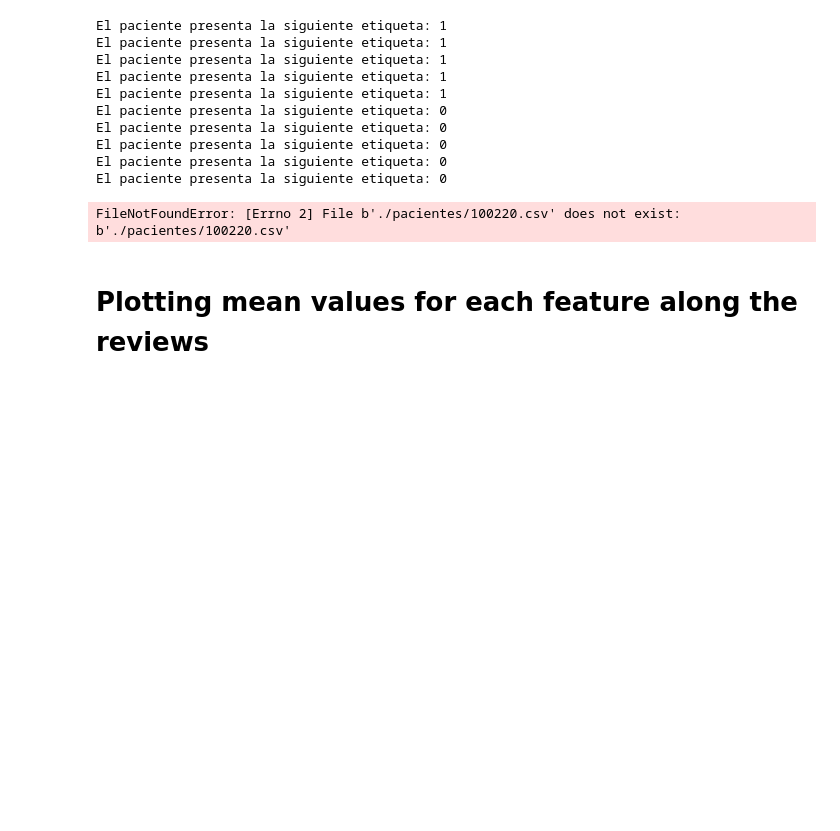
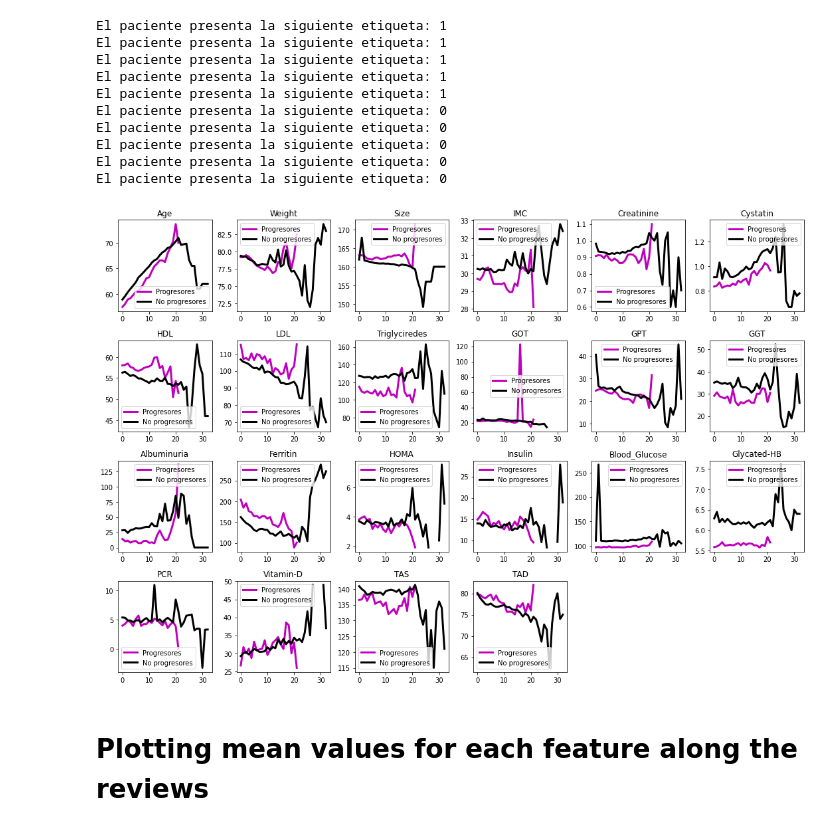
Before and after one commit to Carlosbgdlv/TFG, a Jupyter notebook: EDA/Diabetes_EDA.ipynb, the cells around one changed output. Saved outputs shown, nothing was run; the diff lists cells and outputs as text; code cells hidden in the pictures; blank space fills up the shorter version.

```diff
--- a/EDA/Diabetes_EDA.ipynb
+++ b/EDA/Diabetes_EDA.ipynb
@@ -38,7 +38,10 @@ pacientes_independientes = list(pacientes_independientes)
 # %% [markdown]
 #### Creo una lista a partir del csv: pacientes_progresores
 # %%
-with open('C:/Users/ywen2/Desktop/URJC/TFG/TFG_GITHUB/ddbb/pacientes_progresores.csv', 'r') as archivo:
+#csv_filename = 'C:/Users/ywen2/Desktop/URJC/TFG/TFG_GITHUB/ddbb/pacientes_progresores.csv'
+csv_filename = '../ddbb/pacientes_progresores.csv'
+
+with open(csv_filename, 'r') as archivo:
     leer = csv.reader(archivo)
     lista = list(leer)
     lista.pop(0)
@@ -61,7 +64,8 @@ print (df)
 
 [1647 rows x 2 columns]
 # %%
-df_progresores = pd.read_csv('C:/Users/ywen2/Desktop/URJC/TFG/TFG_GITHUB/ddbb/pacientes_progresores.csv').fillna(0)
+#df_progresores = pd.read_csv('C:/Users/ywen2/Desktop/URJC/TFG/TFG_GITHUB/ddbb/pacientes_progresores.csv').fillna(0)
+df_progresores = pd.read_csv(csv_filename).fillna(0)
 pacientes_progresores = df_progresores.iloc[:,0]
 pacientes_progresores = list(pacientes_progresores)
 # %% [markdown]
@@ -126,7 +130,7 @@ print(contador)
 # %% [markdown]
 ## ESCRITO POR OSCAR
 # %%
-def get_pat(idd,path='C:/Users/ywen2/Desktop/URJC/TFG/TFG_GITHUB/ddbb/pacientes/'):
+def get_pat(idd,path='../ddbb/pacientes/'):
 
     file = df.values.tolist()
     paciente = pd.read_csv(path + idd+'.csv')
@@ -186,7 +190,7 @@ matrices = [] #list of matrices. Each list element is a matrix for one patient,
 matrices_1 = [] #list of matrices. Each list element is a matrix for one patient, with rows = reviews, cols = features
 
 for paciente in progresores:
-        pacientes = pd.read_csv('./pacientes/' + paciente+'.csv',usecols = list(range(22))) #dataframe con variables.
+        pacientes = pd.read_csv('../ddbb/pacientes/' + paciente+'.csv',usecols = list(range(22))) #dataframe con variables.
         #remove last column (date)
         matrix_pat = pacientes.to_numpy() #one patient matrix
         matrices.append(matrix_pat)
@@ -199,7 +203,7 @@ for paciente in progresores:
 
 
 for paciente in no_progresores:
-    pacientes = pd.read_csv('./pacientes/' + paciente+'.csv',usecols = list(range(22)))
+    pacientes = pd.read_csv('../ddbb/pacientes/' + paciente+'.csv',usecols = list(range(22)))
         #remove last column (date)
     matrix_pat_1 = pacientes.to_numpy() #one patient matrix
     matrices_1.append(matrix_pat_1)
@@ -223,34 +227,34 @@ X_progresores[:,:,:] = np.nan
 for i,mat in enumerate(matrices):
     X_progresores[i,:mat.shape[0],:] = mat
 
 X_no_progresores = np.zeros((len(matrices_1),row_max_1,22))
 X_no_progresores[:,:,:] = np.nan
 
 for i,mat_1 in enumerate(matrices_1):
     X_no_progresores[i,:mat_1.shape[0],:] = mat_1
 
 
 
 
 
 plt.figure(figsize = (15,15))
 
 #__ = plt.plot(X[:,:,13].T,linewidth = 0.1,color = [.5]*3)
 feature_names = ['Age','Weight','Size','IMC','Creatinine','Cystatin','HDL','LDL','Triglyciredes','GOT','GPT','GGT','Albuminuria','Ferritin','HOMA','Insulin','Blood_Glucose','Glycated-HB','PCR','Vitamin-D','TAS','TAD','Date']
 
 for i in range(len(feature_names)-1):
 
     plt.subplot(6,6,i+1)
     plt.plot(np.nanmean(X_progresores[:,:,i],axis = 0),color ='m',linewidth = 3,label = 'Progresores')
     plt.plot(np.nanmean(X_no_progresores[:,:,i],axis = 0),color ='k',linewidth = 3,label = 'No progresores')
     plt.title(feature_names[i])
     plt.legend()
 
 
 
 plt.tight_layout()
 # %% [output]
-FileNotFoundError: [Errno 2] File b'./pacientes/100220.csv' does not exist: b'./pacientes/100220.csv'
+[figure, added]
 # %% [markdown]
 # Plotting mean values for each feature along the reviews
 # %% [markdown]
```
Also changed, not shown: parts of 11 cells of this notebook, 2 other files.
